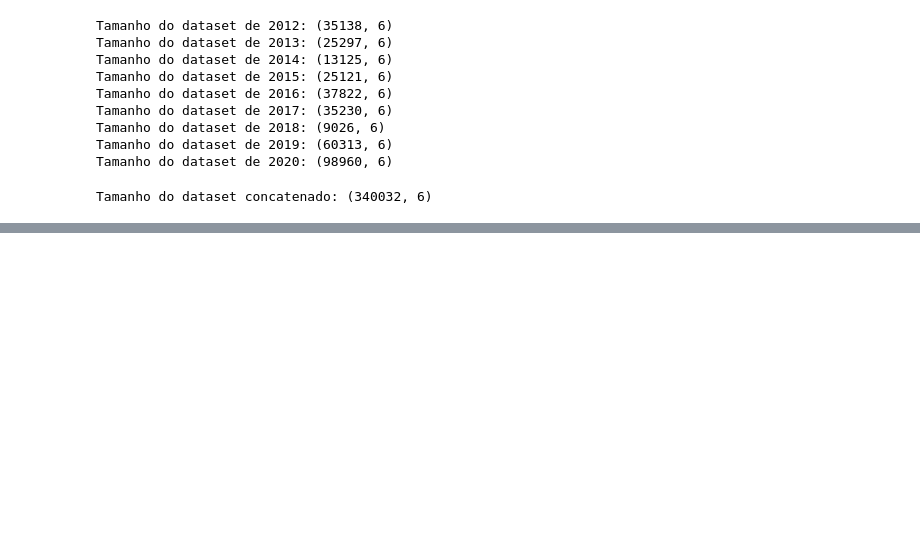
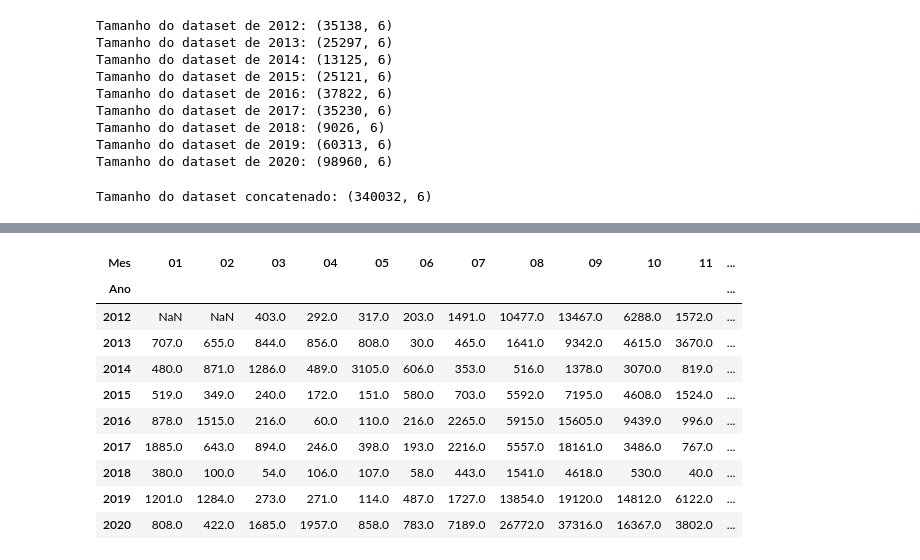
Before and after one commit to charlespimentel/DS_queimadas_pantanal, a Jupyter notebook: exploratory_data_analysis.ipynb, the cells around one changed output, grey strips where cells are left out. Drawn from its saved outputs; the diff is of its cells as text; code cells hidden in the pictures; blank space fills up the shorter version.

```diff
--- a/exploratory_data_analysis.ipynb
+++ b/exploratory_data_analysis.ipynb
@@ -66,0 +113,15 @@ Tamanho do dataset concatenado: (340032, 6)
+# %%
+# Tabela com a quantidade de valores por mês e ano
+df.groupby(['Ano', 'Mes']).size().unstack()
+# %% [output]
+| Mes | 01 | 02 | 03 | 04 | 05 | 06 | 07 | 08 | 09 | 10 | 11 | ... |
+| Ano |  |  |  |  |  |  |  |  |  |  |  | ... |
+| 2012 | NaN | NaN | 403.0 | 292.0 | 317.0 | 203.0 | 1491.0 | 10477.0 | 13467.0 | 6288.0 | 1572.0 | ... |
+| 2013 | 707.0 | 655.0 | 844.0 | 856.0 | 808.0 | 30.0 | 465.0 | 1641.0 | 9342.0 | 4615.0 | 3670.0 | ... |
+| 2014 | 480.0 | 871.0 | 1286.0 | 489.0 | 3105.0 | 606.0 | 353.0 | 516.0 | 1378.0 | 3070.0 | 819.0 | ... |
+| 2015 | 519.0 | 349.0 | 240.0 | 172.0 | 151.0 | 580.0 | 703.0 | 5592.0 | 7195.0 | 4608.0 | 1524.0 | ... |
+| 2016 | 878.0 | 1515.0 | 216.0 | 60.0 | 110.0 | 216.0 | 2265.0 | 5915.0 | 15605.0 | 9439.0 | 996.0 | ... |
+| 2017 | 1885.0 | 643.0 | 894.0 | 246.0 | 398.0 | 193.0 | 2216.0 | 5557.0 | 18161.0 | 3486.0 | 767.0 | ... |
+| 2018 | 380.0 | 100.0 | 54.0 | 106.0 | 107.0 | 58.0 | 443.0 | 1541.0 | 4618.0 | 530.0 | 40.0 | ... |
+| 2019 | 1201.0 | 1284.0 | 273.0 | 271.0 | 114.0 | 487.0 | 1727.0 | 13854.0 | 19120.0 | 14812.0 | 6122.0 | ... |
+| 2020 | 808.0 | 422.0 | 1685.0 | 1957.0 | 858.0 | 783.0 | 7189.0 | 26772.0 | 37316.0 | 16367.0 | 3802.0 | ... |
```
Also changed, not shown: parts of 13 cells of this notebook.
